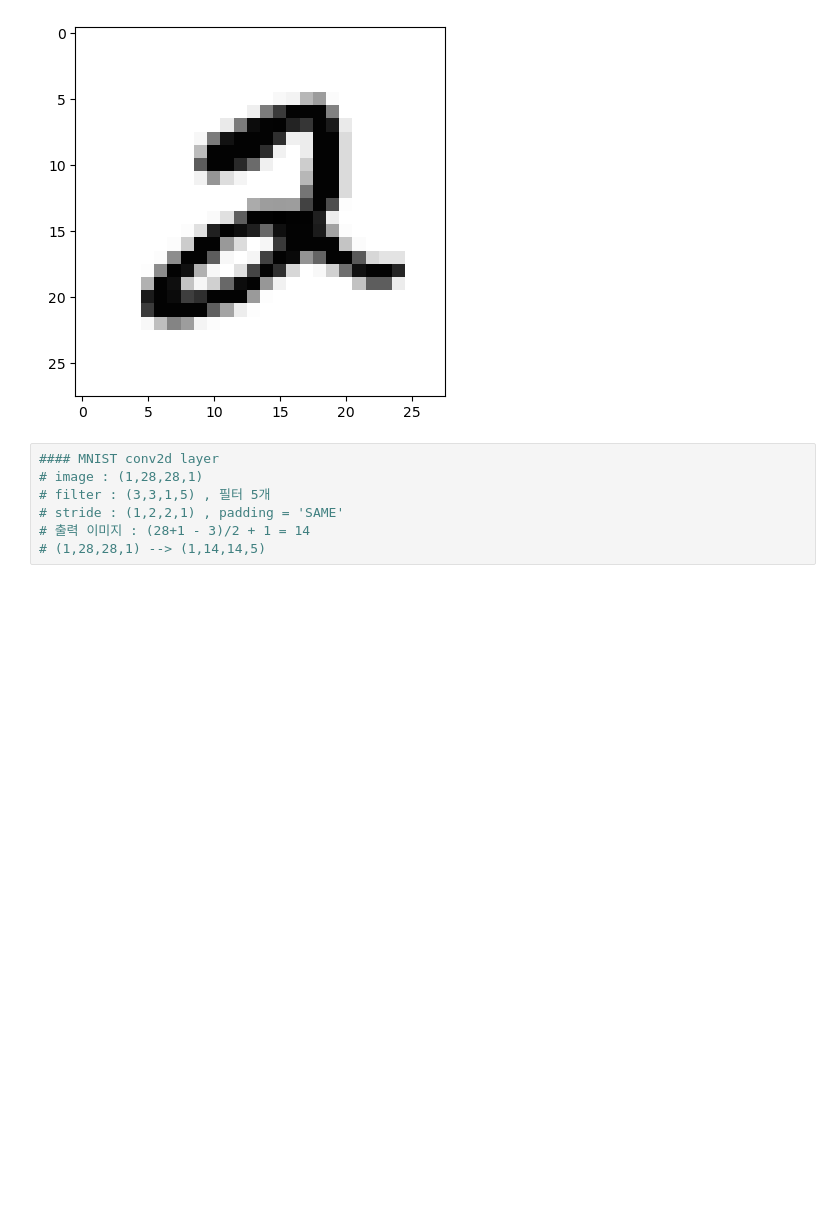
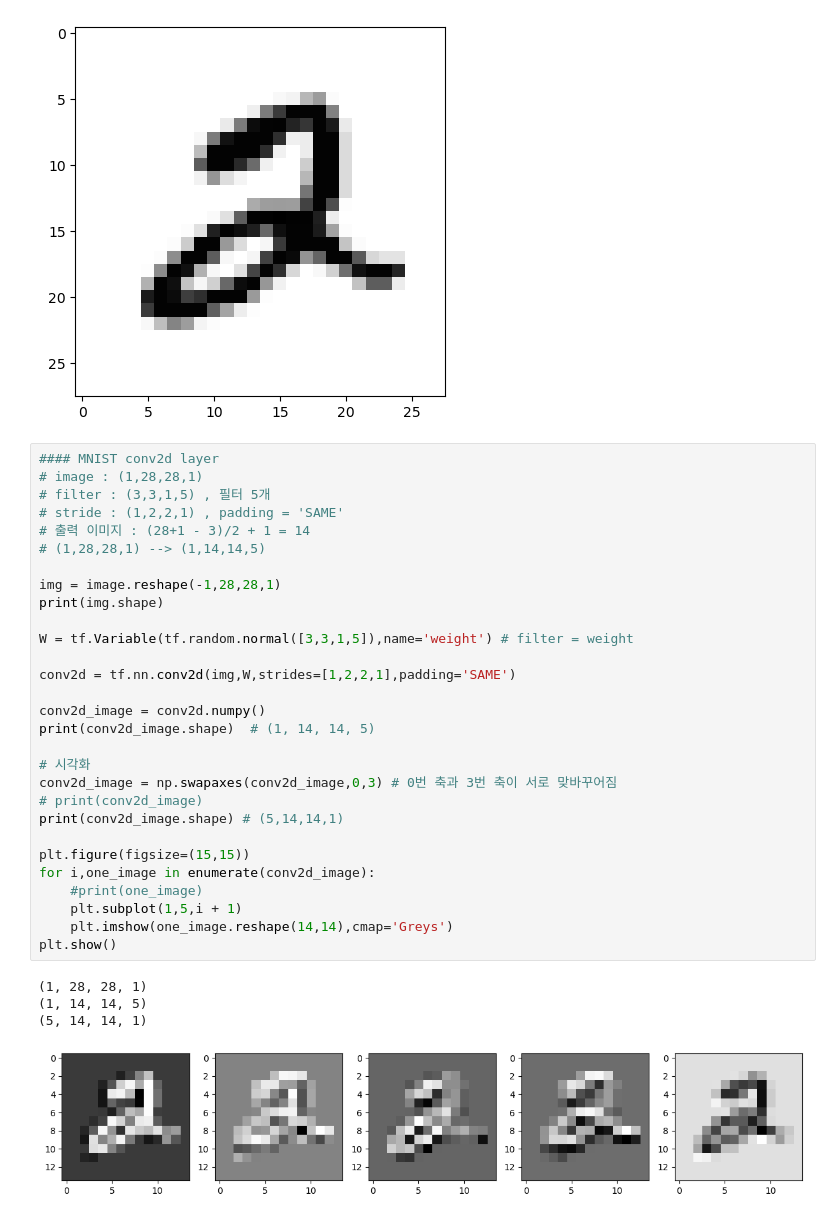
Before and after one commit to JiEung2/gcp_lab_06, a Jupyter notebook: 02_CNN_Keras/01_cnn_basic.ipynb, the cells around one changed output. Saved outputs shown, nothing was run; the diff lists cells and outputs as text; blank space fills up the shorter version.

```diff
--- a/02_CNN_Keras/01_cnn_basic.ipynb
+++ b/02_CNN_Keras/01_cnn_basic.ipynb
@@ -230,10 +230,37 @@ plt.show()
 (28, 28)
 2
 [figure]
-# %%
-#### MNIST conv2d layer
-# image : (1,28,28,1)
-# filter : (3,3,1,5) , 필터 5개
-# stride : (1,2,2,1) , padding = 'SAME'
-# 출력 이미지 : (28+1 - 3)/2 + 1 = 14
-# (1,28,28,1) --> (1,14,14,5)
+# %%
+#### MNIST conv2d layer
+# image : (1,28,28,1)
+# filter : (3,3,1,5) , 필터 5개
+# stride : (1,2,2,1) , padding = 'SAME'
+# 출력 이미지 : (28+1 - 3)/2 + 1 = 14
+# (1,28,28,1) --> (1,14,14,5)
+
+img = image.reshape(-1,28,28,1)
+print(img.shape)
+
+W = tf.Variable(tf.random.normal([3,3,1,5]),name='weight') # filter = weight
+
+conv2d = tf.nn.conv2d(img,W,strides=[1,2,2,1],padding='SAME')
+
+conv2d_image = conv2d.numpy()
+print(conv2d_image.shape)  # (1, 14, 14, 5)
+
+# 시각화
+conv2d_image = np.swapaxes(conv2d_image,0,3) # 0번 축과 3번 축이 서로 맞바꾸어짐
+# print(conv2d_image)
+print(conv2d_image.shape) # (5,14,14,1)
+
+plt.figure(figsize=(15,15))
+for i,one_image in enumerate(conv2d_image):
+    #print(one_image)
+    plt.subplot(1,5,i + 1)
+    plt.imshow(one_image.reshape(14,14),cmap='Greys')
+plt.show()
+# %% [output]
+(1, 28, 28, 1)
+(1, 14, 14, 5)
+(5, 14, 14, 1)
+[figure, added]
```
Also changed, not shown: parts of 1 cell of this notebook.
